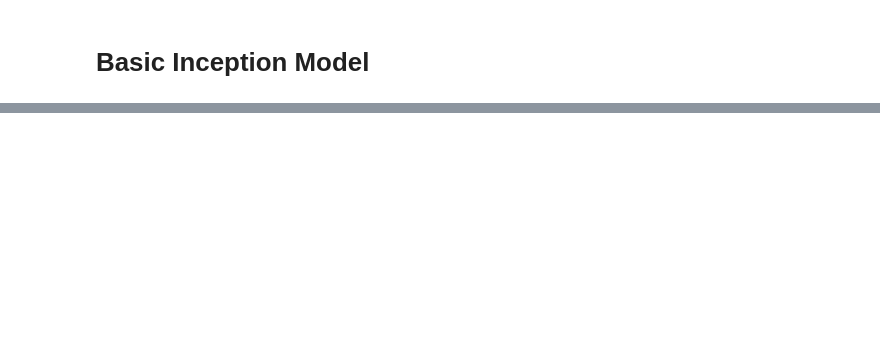
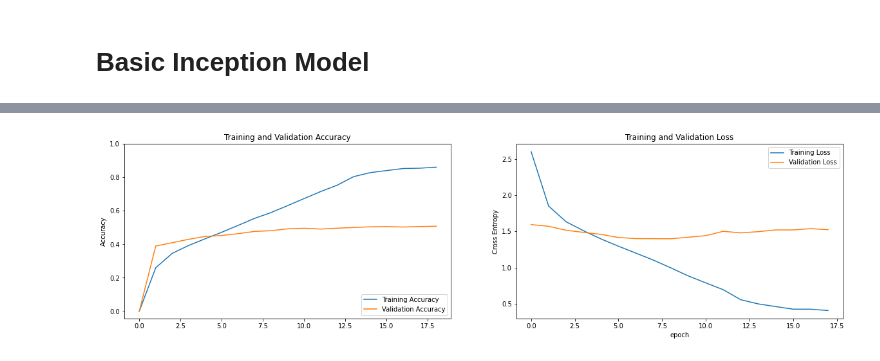
Before and after one commit to mihirkulkarni50/Deep-Learning-Project, a Jupyter notebook: Facial_Emotion_Detection_ipynb_Mihir.ipynb, the cells around one changed output, grey strips where cells are left out. Cells and saved outputs as stored; diff of their text form; code cells hidden in the pictures; blank space fills up the shorter version.

```diff
--- a/Facial_Emotion_Detection_ipynb_Mihir.ipynb
+++ b/Facial_Emotion_Detection_ipynb_Mihir.ipynb
@@ -757,0 +820,9 @@ plot_model(inception, show_shapes=True, to_file='inception.png', show_layer_name
+# %%
+# Fitting the model
+inception_history = inception.fit_generator(generator=train_data,
+                                            steps_per_epoch=train_data.n//train_data.batch_size,
+                                            epochs=50,
+                                            validation_data = validation,
+                                            validation_steps = validation.n//validation.batch_size,
+                                            callbacks=callback_list('inception')
+                                            )
@@ -757,0 +847,5 @@ plot_model(inception, show_shapes=True, to_file='inception.png', show_layer_name
+# %%
+# Plotting the accuracy and loss
+plots(inception_history)
+# %% [output]
+[figure, added]
```
Also changed, not shown: parts of 21 cells of this notebook.
